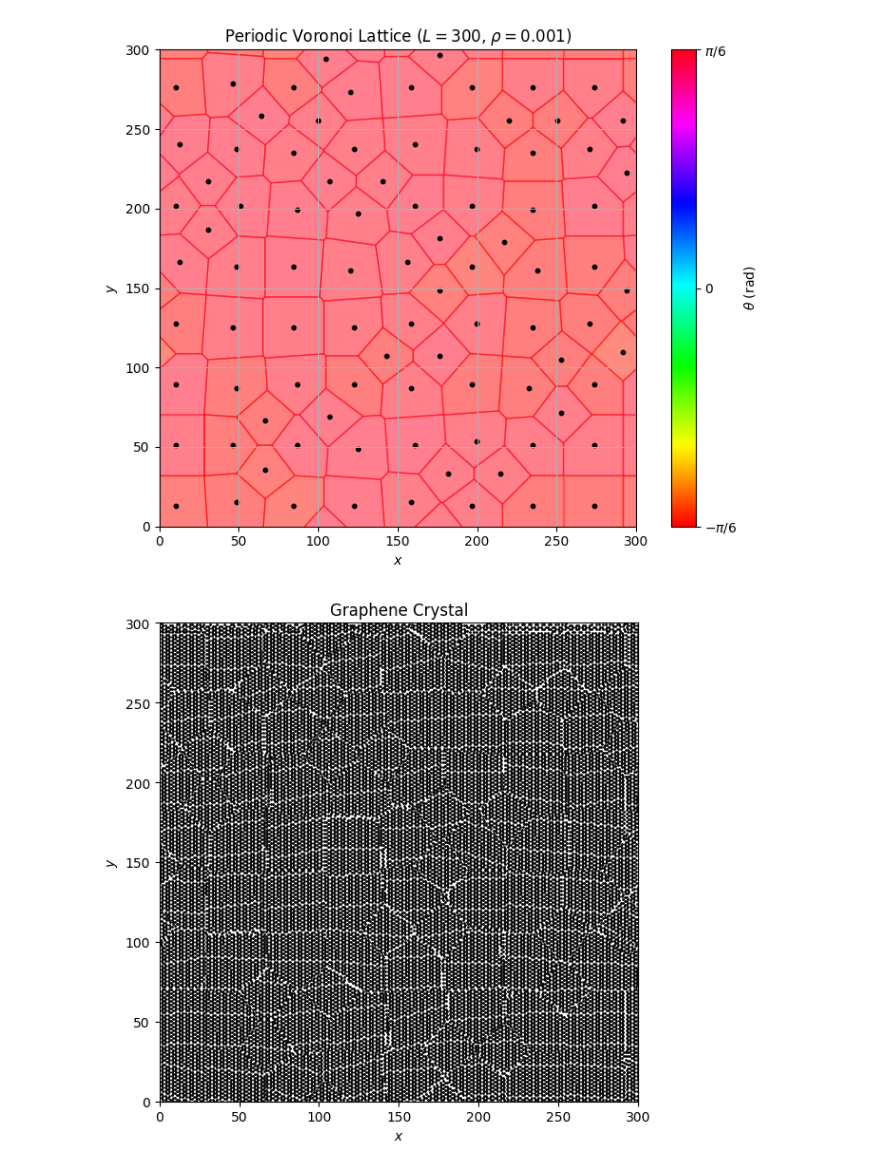
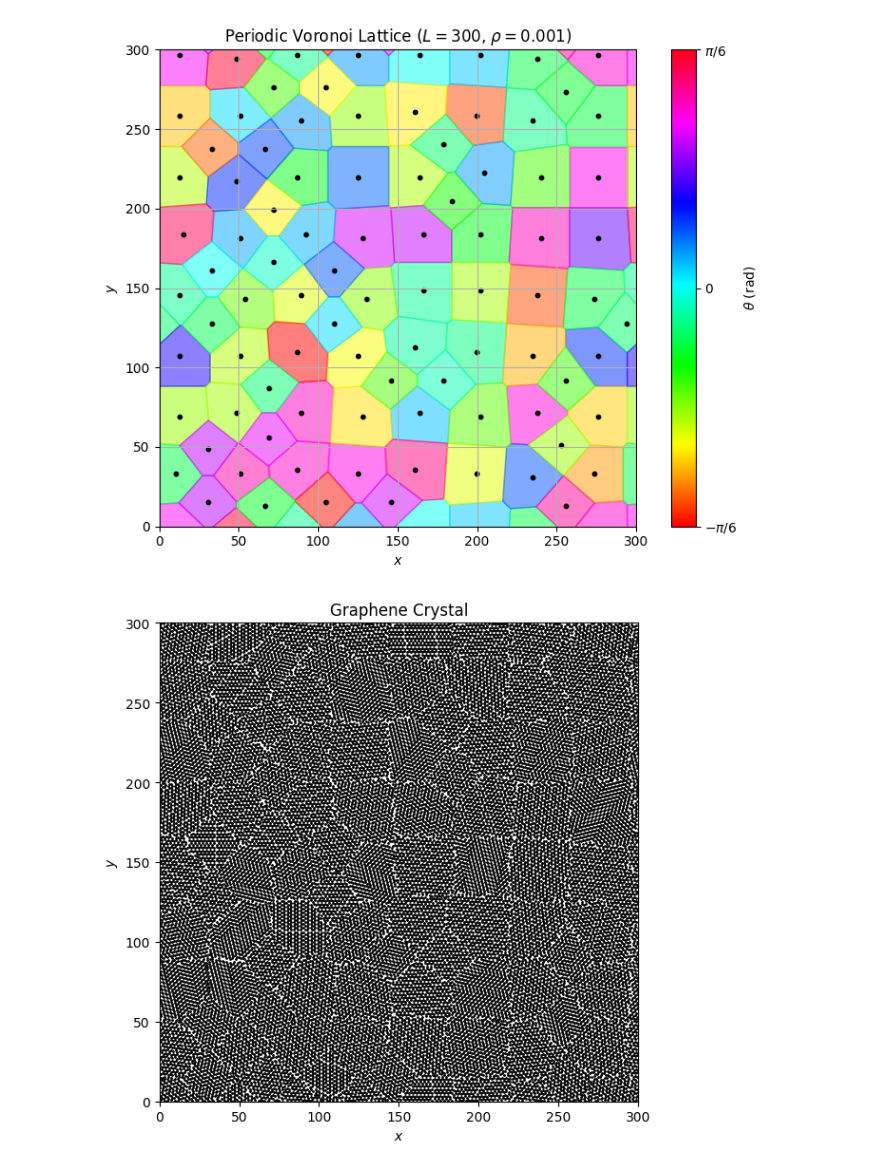
Before and after one commit to Ciciss1/TP, a Jupyter notebook: TP2/Simulation/test.ipynb, the cells around one changed output. Saved outputs shown, nothing was run; the diff lists cells and outputs as text; code cells hidden in the pictures.

```diff
--- a/TP2/Simulation/test.ipynb
+++ b/TP2/Simulation/test.ipynb
@@ -15,22 +12,22 @@ The autoreload extension is already loaded. To reload it, use:
 # %%
-T = 1
+T = 100
 L = 300
 rho = 0.001
 gamma = 1
 epsilon = 0
 
 vor = Voronoi.PeriodicVoronoi(L, rho)
 
 thetas, _ = MonteCarlo.monte_carlo(vor.theta, vor.adj_i, vor.adj_j, vor.adj_length, 1/T, epsilon, rho, gamma, 20000)
 vor.theta = thetas
 vor.plot()
 plt.show()
 
 graphene = Graphene.GrapheneCrystal(vor, a=1.42)
 graphene.plot_atoms()
 plt.show()
 graphene.plot_bonds()
 plt.show()
 # %% [output]
-[figure, old version]
+[figure, new version]
-[figure, old version]
+[figure, new version]
```
Also changed, not shown: parts of 3 cells of this notebook, 3 other files.
